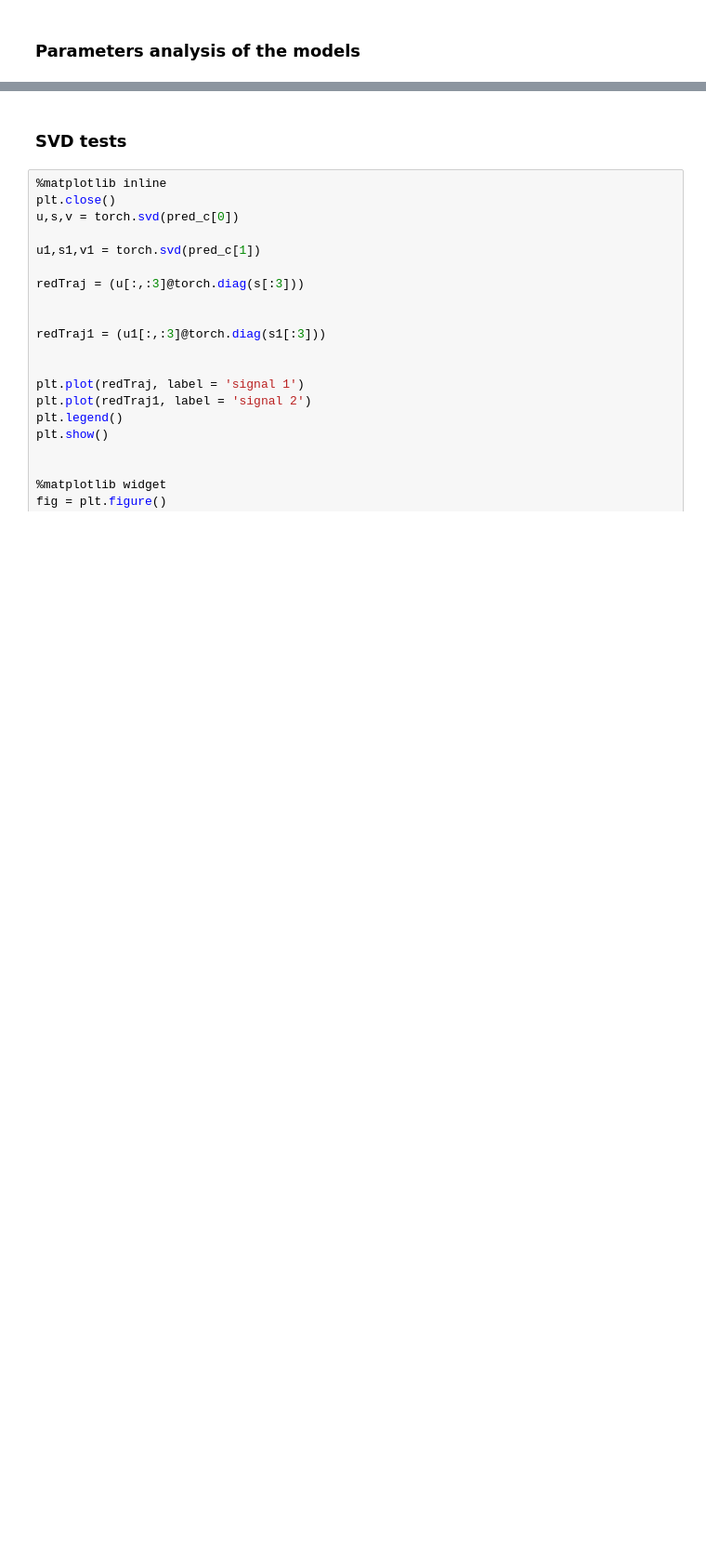
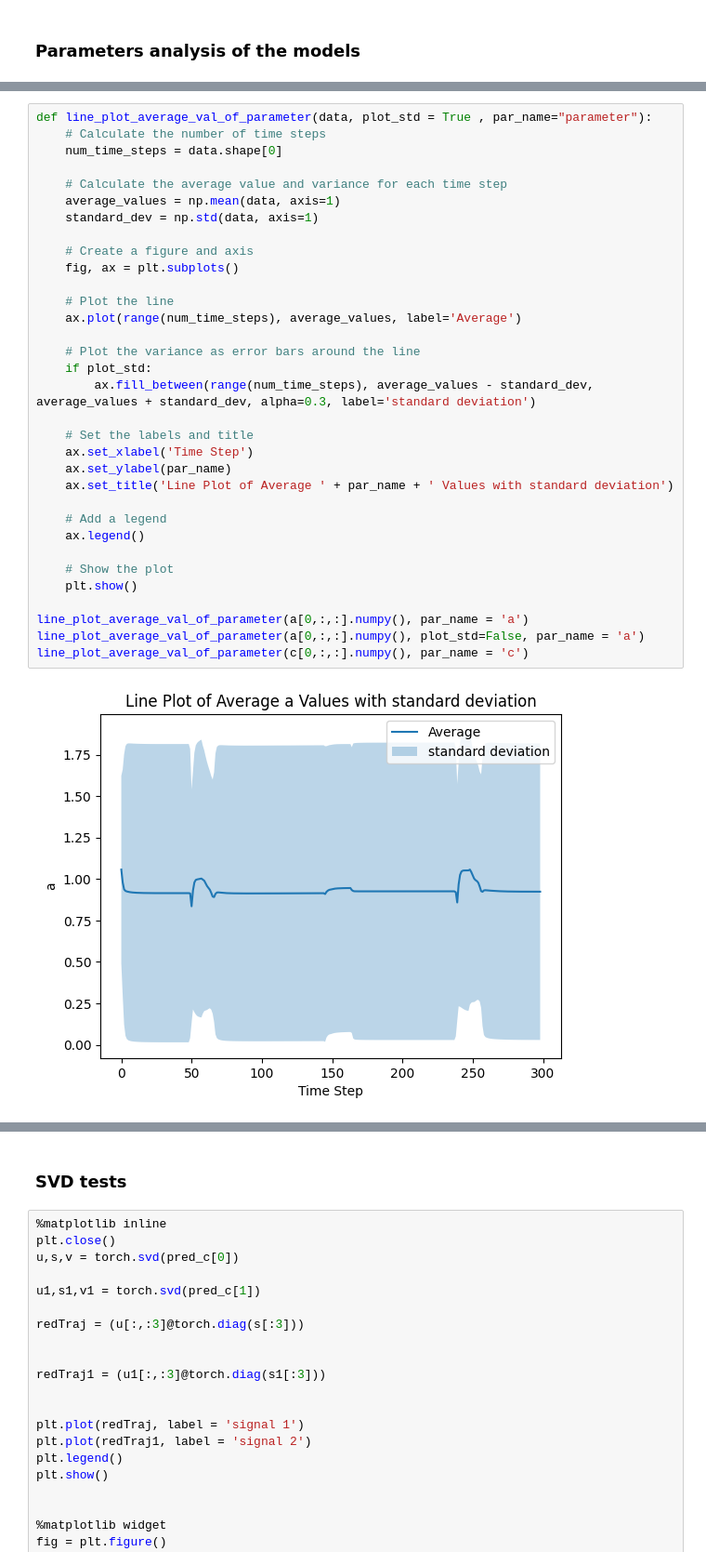
Before and after one commit to gerome-andry/BIO_inspired_RNN, a Jupyter notebook: test.ipynb, the cells around one changed output, grey strips where cells are left out. Shown at 93% size. Cells and saved outputs as stored; diff of their text form; blank space fills up the shorter version.

Commit message:
function to plot average of parameter val

```diff
--- a/test.ipynb
+++ b/test.ipynb
@@ -626,0 +627,35 @@ create_histogram_heatmap(c[0,:,:],par_range = [0,1], par_name = 'c')
+# %%
+def line_plot_average_val_of_parameter(data, plot_std = True , par_name="parameter"):
+    # Calculate the number of time steps
+    num_time_steps = data.shape[0]
+
+    # Calculate the average value and variance for each time step
+    average_values = np.mean(data, axis=1)
+    standard_dev = np.std(data, axis=1)
+
+    # Create a figure and axis
+    fig, ax = plt.subplots()
+
+    # Plot the line
+    ax.plot(range(num_time_steps), average_values, label='Average')
+
+    # Plot the variance as error bars around the line
+    if plot_std:
+        ax.fill_between(range(num_time_steps), average_values - standard_dev, average_values + standard_dev, alpha=0.3, label='standard deviation')
+
+    # Set the labels and title
+    ax.set_xlabel('Time Step')
+    ax.set_ylabel(par_name)
+    ax.set_title('Line Plot of Average ' + par_name + ' Values with standard deviation')
+
+    # Add a legend
+    ax.legend()
+
+    # Show the plot
+    plt.show()
+
+line_plot_average_val_of_parameter(a[0,:,:].numpy(), par_name = 'a')
+line_plot_average_val_of_parameter(a[0,:,:].numpy(), plot_std=False, par_name = 'a')
+line_plot_average_val_of_parameter(c[0,:,:].numpy(), par_name = 'c')
+# %% [output]
+[figure, added]
```
Also changed, not shown: parts of 8 cells of this notebook.
